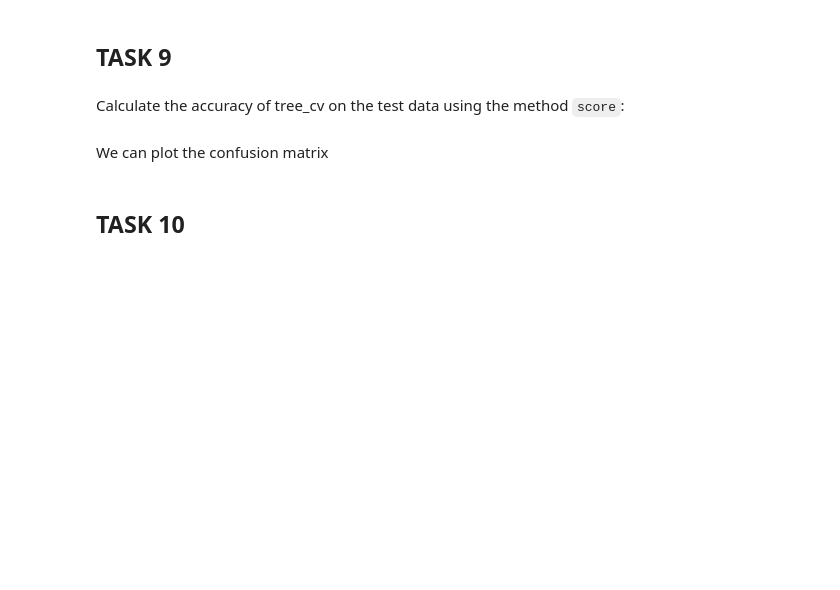
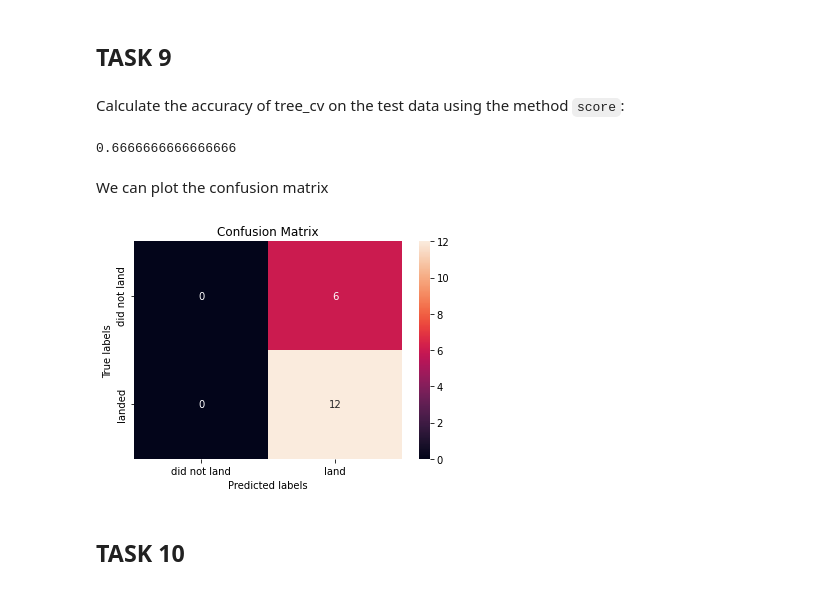
Before and after one commit to Stoach/CourseraAssignments, a Jupyter notebook: SpaceX_Machine Learning Prediction_Part_5.ipynb, the cells around one changed output. Saved outputs shown, nothing was run; the diff lists cells and outputs as text; code cells hidden in the pictures; blank space fills up the shorter version.

```diff
--- a/SpaceX_Machine Learning Prediction_Part_5.ipynb
+++ b/SpaceX_Machine Learning Prediction_Part_5.ipynb
@@ -242,3 +242,7 @@ parameters = {'kernel':('linear', 'rbf','poly','rbf', 'sigmoid'),
               'C': np.logspace(-3, 3, 5),
               'gamma':np.logspace(-3, 3, 5)}
 svm = SVC()
+# %%
+svm_cv = GridSearchCV(svm, parameters, cv=10)
+# %%
+svm_cv.fit(X_train, Y_train)
@@ -267,3 +289,7 @@ parameters = {'criterion': ['gini', 'entropy'],
      'min_samples_split': [2, 5, 10]}
 
 tree = DecisionTreeClassifier()
+# %%
+tree_cv = GridSearchCV(tree, parameters, cv=10)
+# %%
+tree_cv.fit(X_train, Y_train)
@@ -277,8 +334,14 @@ Calculate the accuracy of tree_cv on the test data using the method <code>score<
+# %%
+tree_cv.score(X_test, Y_test)
+# %% [output]
+0.6666666666666666
 # %% [markdown]
 We can plot the confusion matrix
 # %%
-yhat = svm_cv.predict(X_test)
+yhat = tree_cv.predict(X_test)
 plot_confusion_matrix(Y_test,yhat)
+# %% [output]
+[figure, added]
 # %% [markdown]
 ## TASK  10
 # %% [markdown]
```
Also changed, not shown: parts of 14 cells of this notebook.
